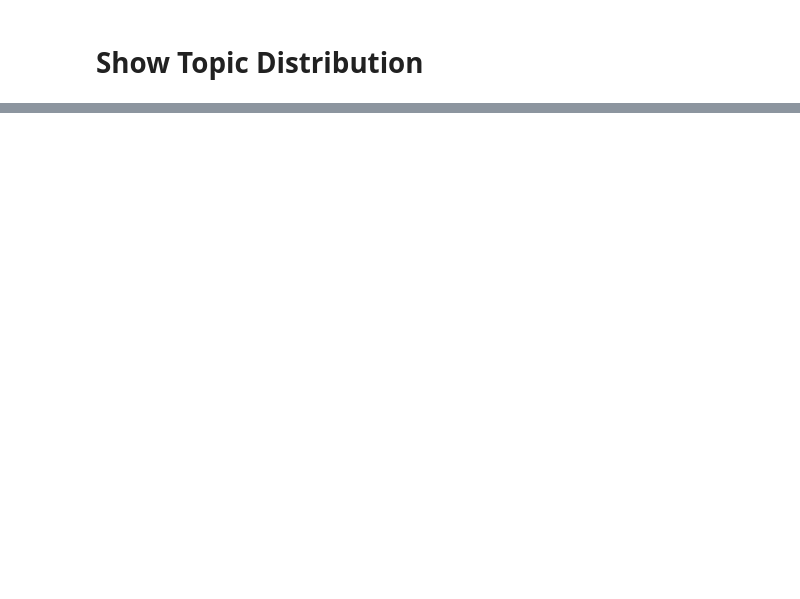
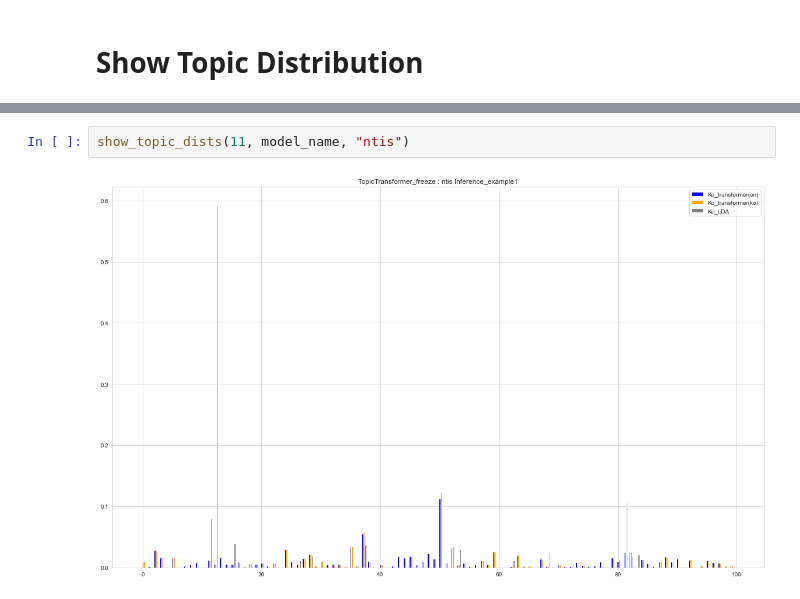
Before and after one commit to raqoon886/SSL_KISDI, a Jupyter notebook: notebooks/evaluate_ntis.ipynb, the cells around one changed output, grey strips where cells are left out. Drawn from its saved outputs; the diff is of its cells as text; blank space fills up the shorter version.

```diff
--- a/notebooks/evaluate_ntis.ipynb
+++ b/notebooks/evaluate_ntis.ipynb
@@ -242,0 +289,4 @@ show_topic_dists(0, "TopicTransformer_TEHead : NTIS Inference_example3")
+# %%
+show_topic_dists(11, model_name, "ntis")
+# %% [output]
+[figure, added]
```
Also changed, not shown: parts of 36 cells of this notebook.
